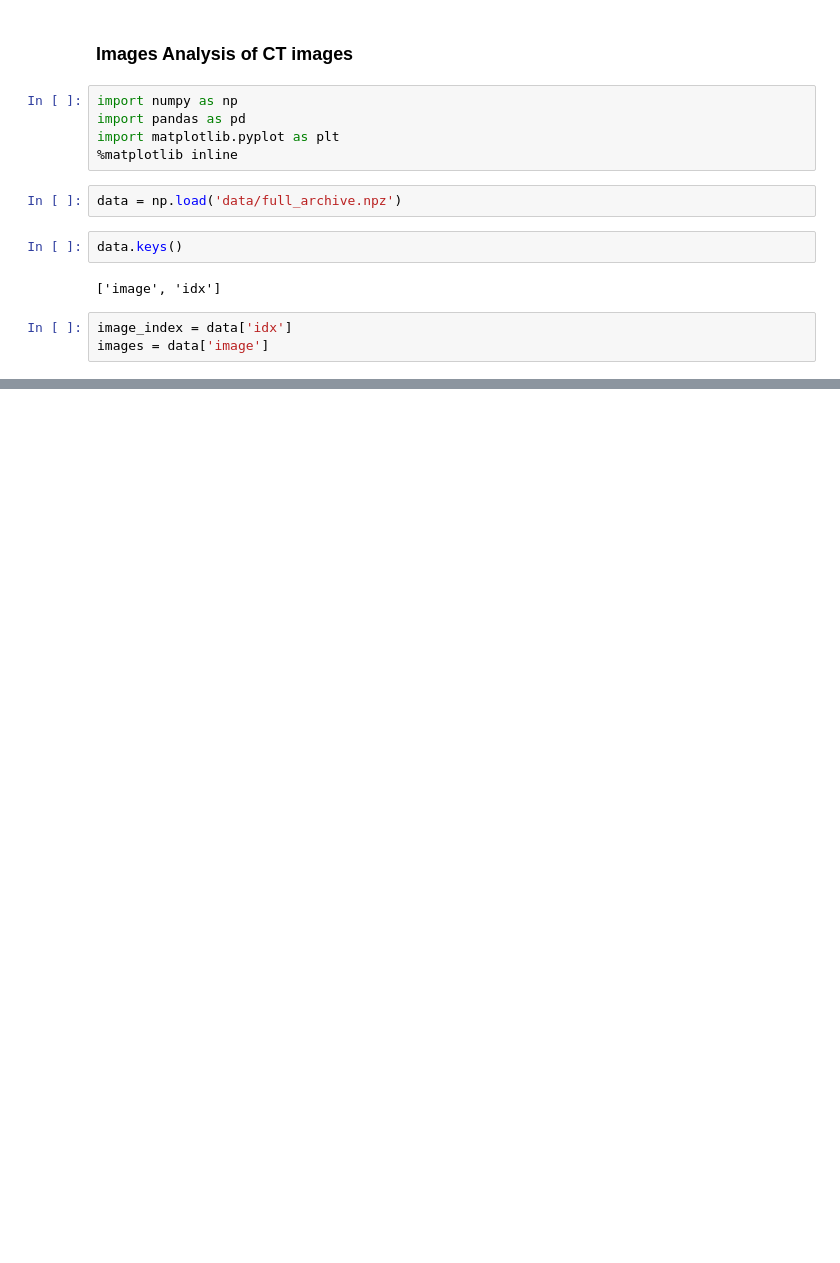
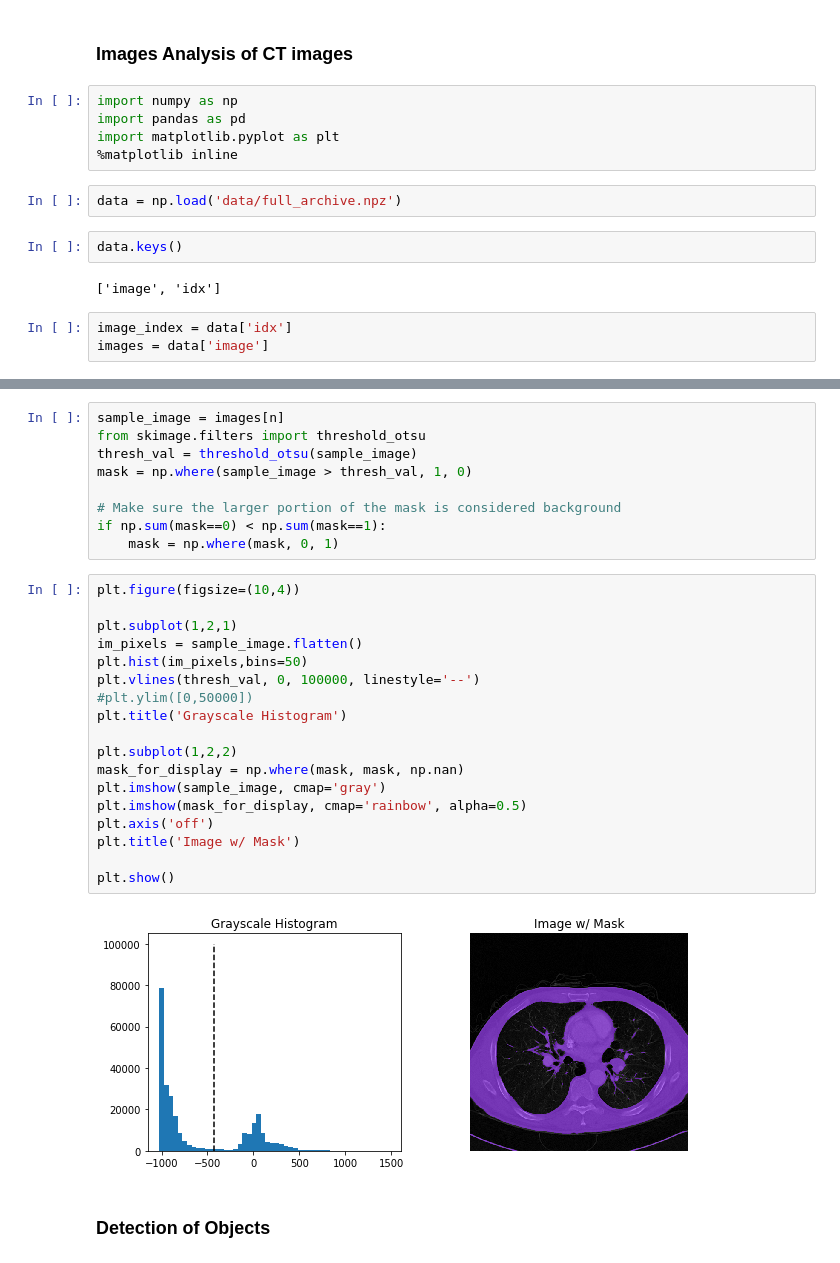
Before and after one commit to nathdipankar/Group-Project, a Jupyter notebook: Introductory Notebook.ipynb, the cells around one changed output, grey strips where cells are left out. Drawn from its saved outputs; the diff is of its cells as text; blank space fills up the shorter version.

```diff
--- a/Introductory Notebook.ipynb
+++ b/Introductory Notebook.ipynb
@@ -21,0 +27,31 @@ plt.imshow(images[10], cmap = 'gray')
+# %%
+sample_image = images[n]
+from skimage.filters import threshold_otsu
+thresh_val = threshold_otsu(sample_image)
+mask = np.where(sample_image > thresh_val, 1, 0)
+
+# Make sure the larger portion of the mask is considered background
+if np.sum(mask==0) < np.sum(mask==1):
+    mask = np.where(mask, 0, 1)
+# %%
+plt.figure(figsize=(10,4))
+
+plt.subplot(1,2,1)
+im_pixels = sample_image.flatten()
+plt.hist(im_pixels,bins=50)
+plt.vlines(thresh_val, 0, 100000, linestyle='--')
+#plt.ylim([0,50000])
+plt.title('Grayscale Histogram')
+
+plt.subplot(1,2,2)
+mask_for_display = np.where(mask, mask, np.nan)
+plt.imshow(sample_image, cmap='gray')
+plt.imshow(mask_for_display, cmap='rainbow', alpha=0.5)
+plt.axis('off')
+plt.title('Image w/ Mask')
+
+plt.show()
+# %% [output]
+[figure, added]
+# %% [markdown]
+### Detection of Objects
```
Also changed, not shown: parts of 5 cells of this notebook.
